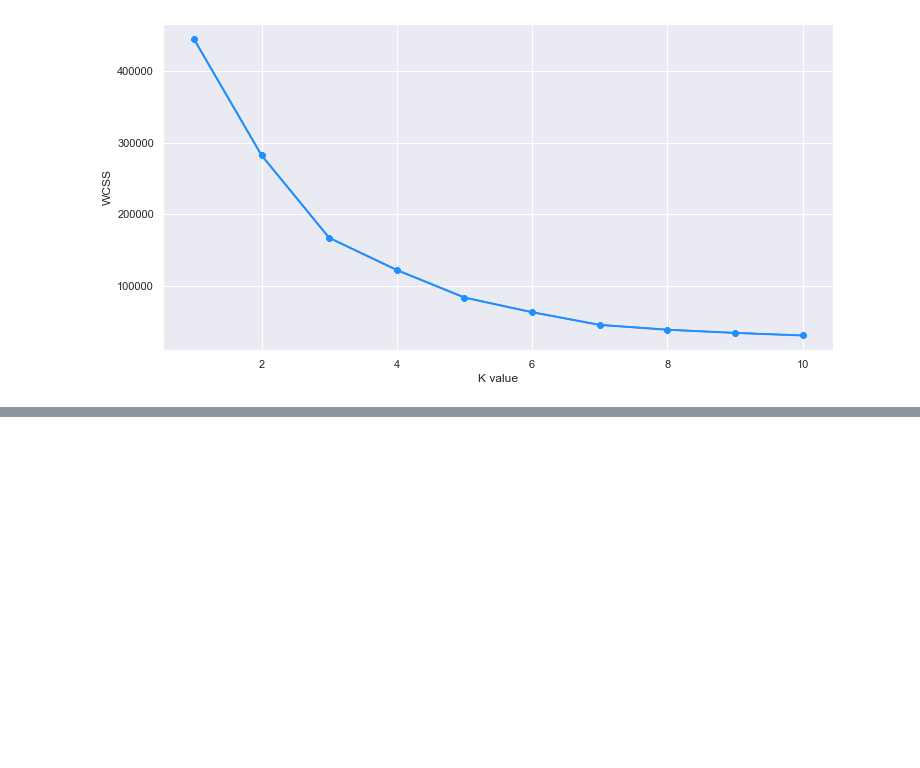
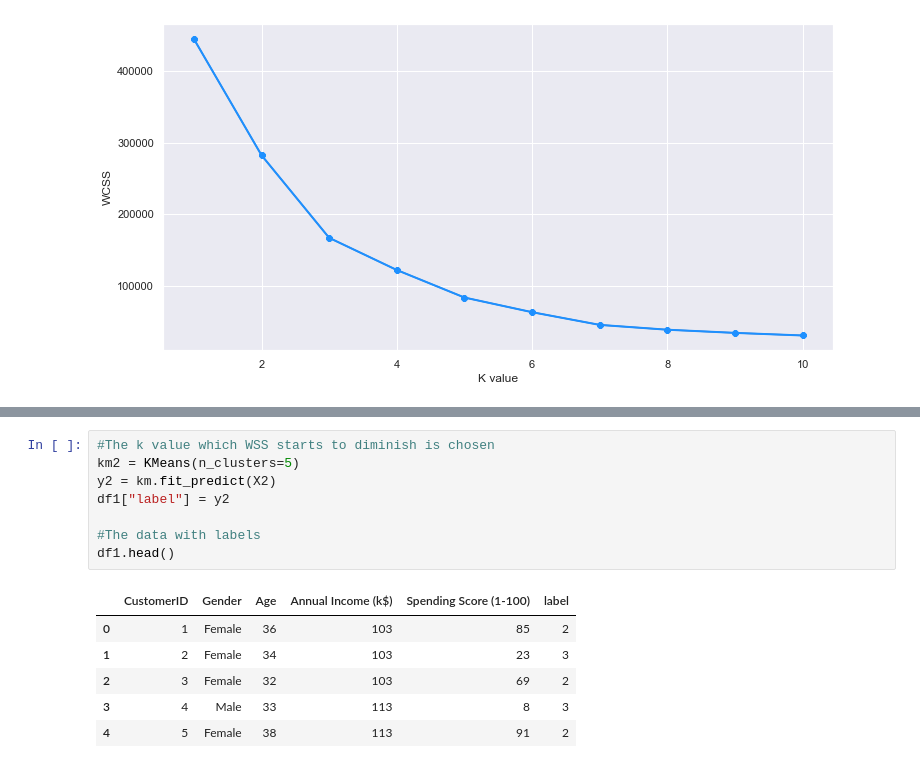
Before and after one commit to raveena69/ML-Assignment-2-G69, a Jupyter notebook: Python Code/Implemenation in Python.ipynb, the cells around one changed output, grey strips where cells are left out. Drawn from its saved outputs; the diff is of its cells as text; blank space fills up the shorter version.

```diff
--- a/Python Code/Implemenation in Python.ipynb
+++ b/Python Code/Implemenation in Python.ipynb
@@ -143,0 +209,15 @@ plt.show()
+# %%
+#The k value which WSS starts to diminish is chosen
+km2 = KMeans(n_clusters=5)
+y2 = km.fit_predict(X2)
+df1["label"] = y2
+
+#The data with labels
+df1.head()
+# %% [output]
+|  | CustomerID | Gender | Age | Annual Income (k$) | Spending Score (1-100) | label |
+| 0 | 1 | Female | 36 | 103 | 85 | 2 |
+| 1 | 2 | Female | 34 | 103 | 23 | 3 |
+| 2 | 3 | Female | 32 | 103 | 69 | 2 |
+| 3 | 4 | Male | 33 | 113 | 8 | 3 |
+| 4 | 5 | Female | 38 | 113 | 91 | 2 |
```
Also changed, not shown: parts of 14 cells of this notebook.
